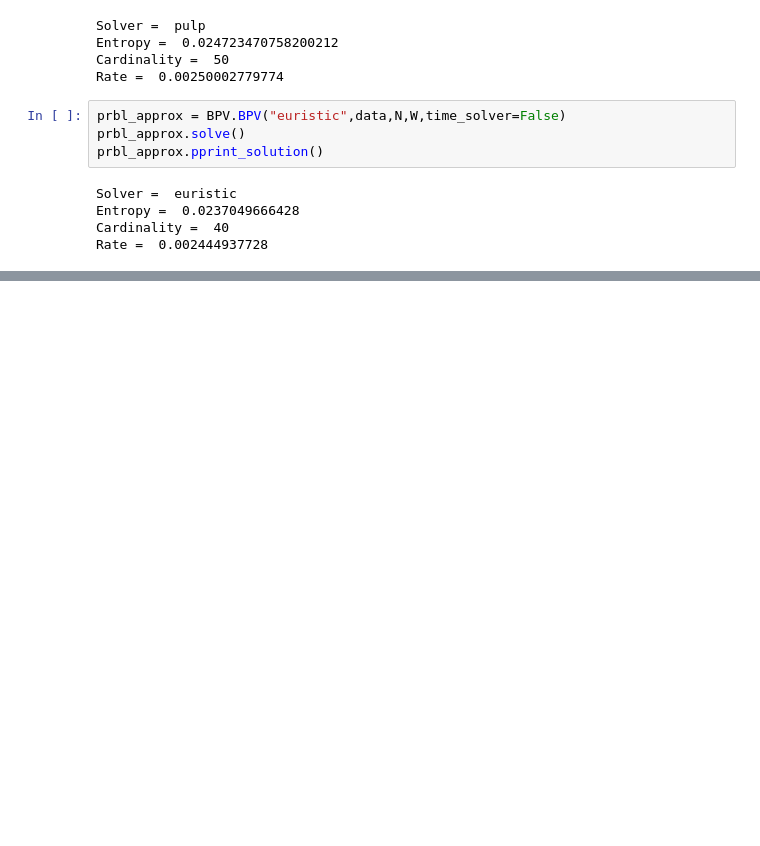
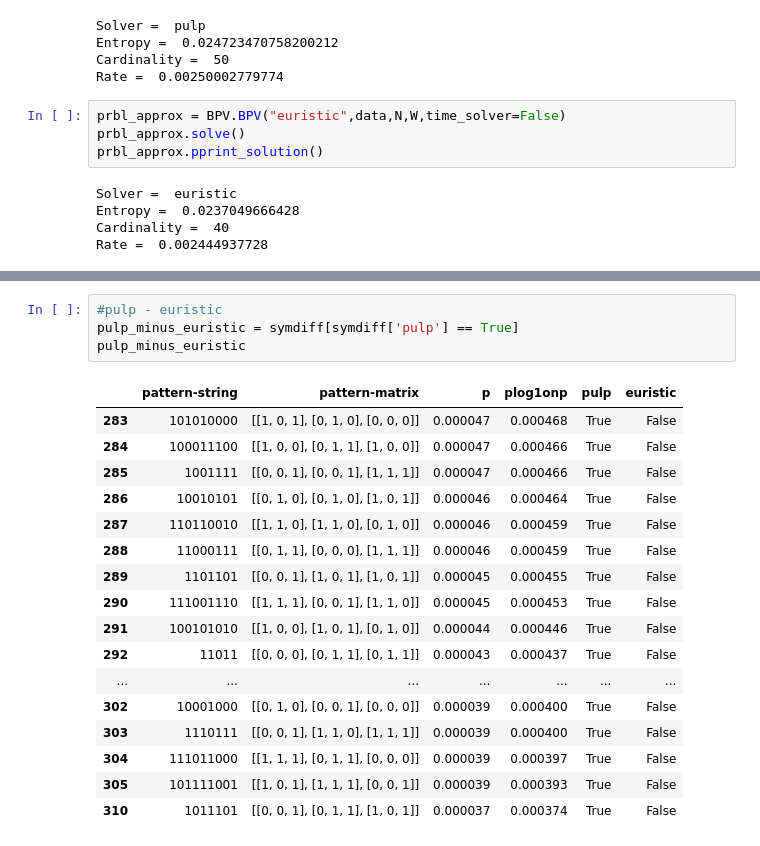
Before and after one commit to nareto/BPV, a Jupyter notebook: analysis5-selected_patterns.ipynb, the cells around one changed output, grey strips where cells are left out. Cells and saved outputs as stored; diff of their text form; blank space fills up the shorter version.

```diff
--- a/analysis5-selected_patterns.ipynb
+++ b/analysis5-selected_patterns.ipynb
@@ -85,0 +134,22 @@ symdiff
+# %%
+#pulp - euristic
+pulp_minus_euristic = symdiff[symdiff['pulp'] == True]
+pulp_minus_euristic
+# %% [output]
+|  | pattern-string | pattern-matrix | p | plog1onp | pulp | euristic |
+| 283 | 101010000 | [[1, 0, 1], [0, 1, 0], [0, 0, 0]] | 0.000047 | 0.000468 | True | False |
+| 284 | 100011100 | [[1, 0, 0], [0, 1, 1], [1, 0, 0]] | 0.000047 | 0.000466 | True | False |
+| 285 | 1001111 | [[0, 0, 1], [0, 0, 1], [1, 1, 1]] | 0.000047 | 0.000466 | True | False |
+| 286 | 10010101 | [[0, 1, 0], [0, 1, 0], [1, 0, 1]] | 0.000046 | 0.000464 | True | False |
+| 287 | 110110010 | [[1, 1, 0], [1, 1, 0], [0, 1, 0]] | 0.000046 | 0.000459 | True | False |
+| 288 | 11000111 | [[0, 1, 1], [0, 0, 0], [1, 1, 1]] | 0.000046 | 0.000459 | True | False |
+| 289 | 1101101 | [[0, 0, 1], [1, 0, 1], [1, 0, 1]] | 0.000045 | 0.000455 | True | False |
+| 290 | 111001110 | [[1, 1, 1], [0, 0, 1], [1, 1, 0]] | 0.000045 | 0.000453 | True | False |
+| 291 | 100101010 | [[1, 0, 0], [1, 0, 1], [0, 1, 0]] | 0.000044 | 0.000446 | True | False |
+| 292 | 11011 | [[0, 0, 0], [0, 1, 1], [0, 1, 1]] | 0.000043 | 0.000437 | True | False |
+| ... | ... | ... | ... | ... | ... | ... |
+| 302 | 10001000 | [[0, 1, 0], [0, 0, 1], [0, 0, 0]] | 0.000039 | 0.000400 | True | False |
+| 303 | 1110111 | [[0, 0, 1], [1, 1, 0], [1, 1, 1]] | 0.000039 | 0.000400 | True | False |
+| 304 | 111011000 | [[1, 1, 1], [0, 1, 1], [0, 0, 0]] | 0.000039 | 0.000397 | True | False |
+| 305 | 101111001 | [[1, 0, 1], [1, 1, 1], [0, 0, 1]] | 0.000039 | 0.000393 | True | False |
+| 310 | 1011101 | [[0, 0, 1], [0, 1, 1], [1, 0, 1]] | 0.000037 | 0.000374 | True | False |
```
Also changed, not shown: parts of 8 cells of this notebook, 2 other files.
